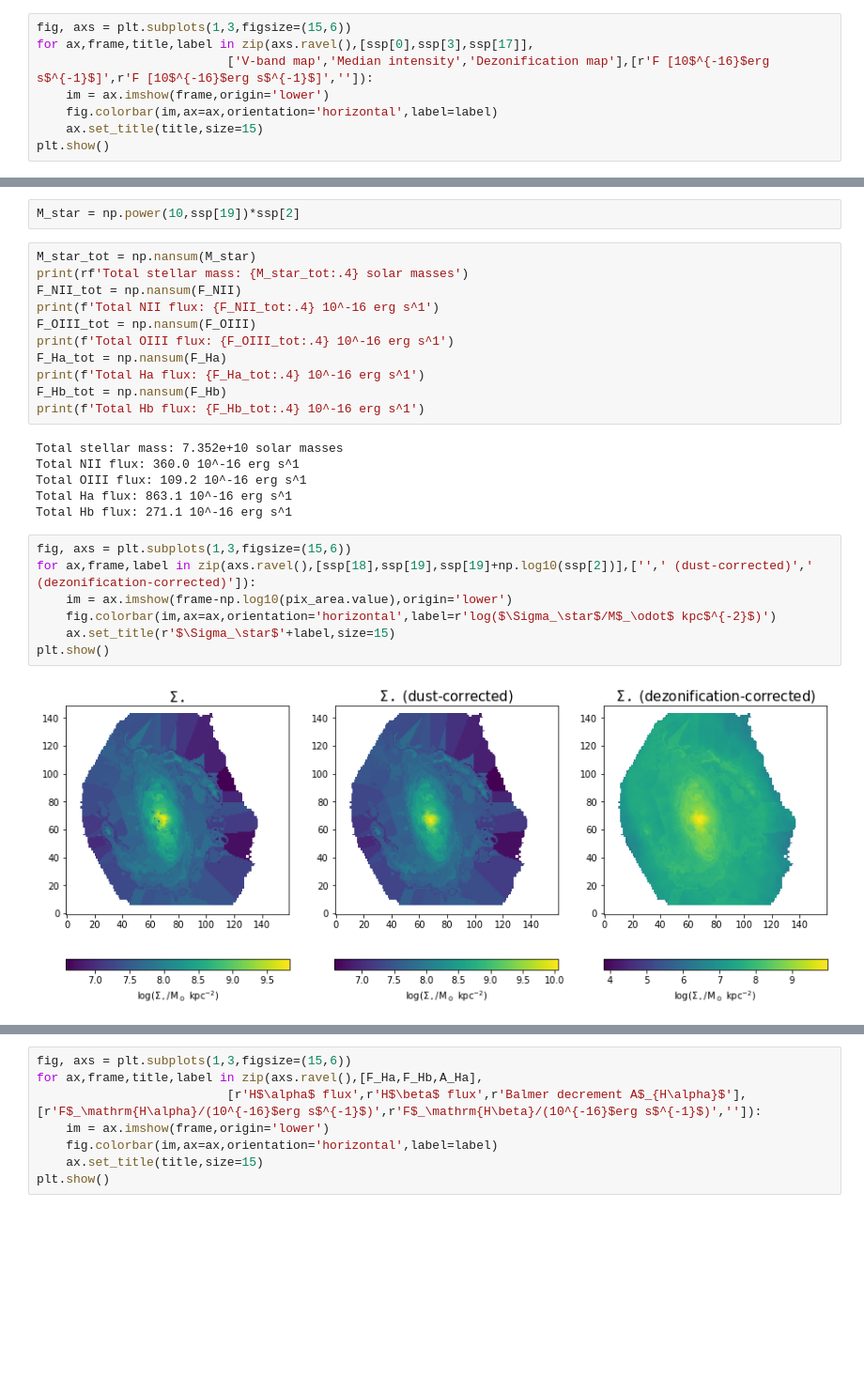
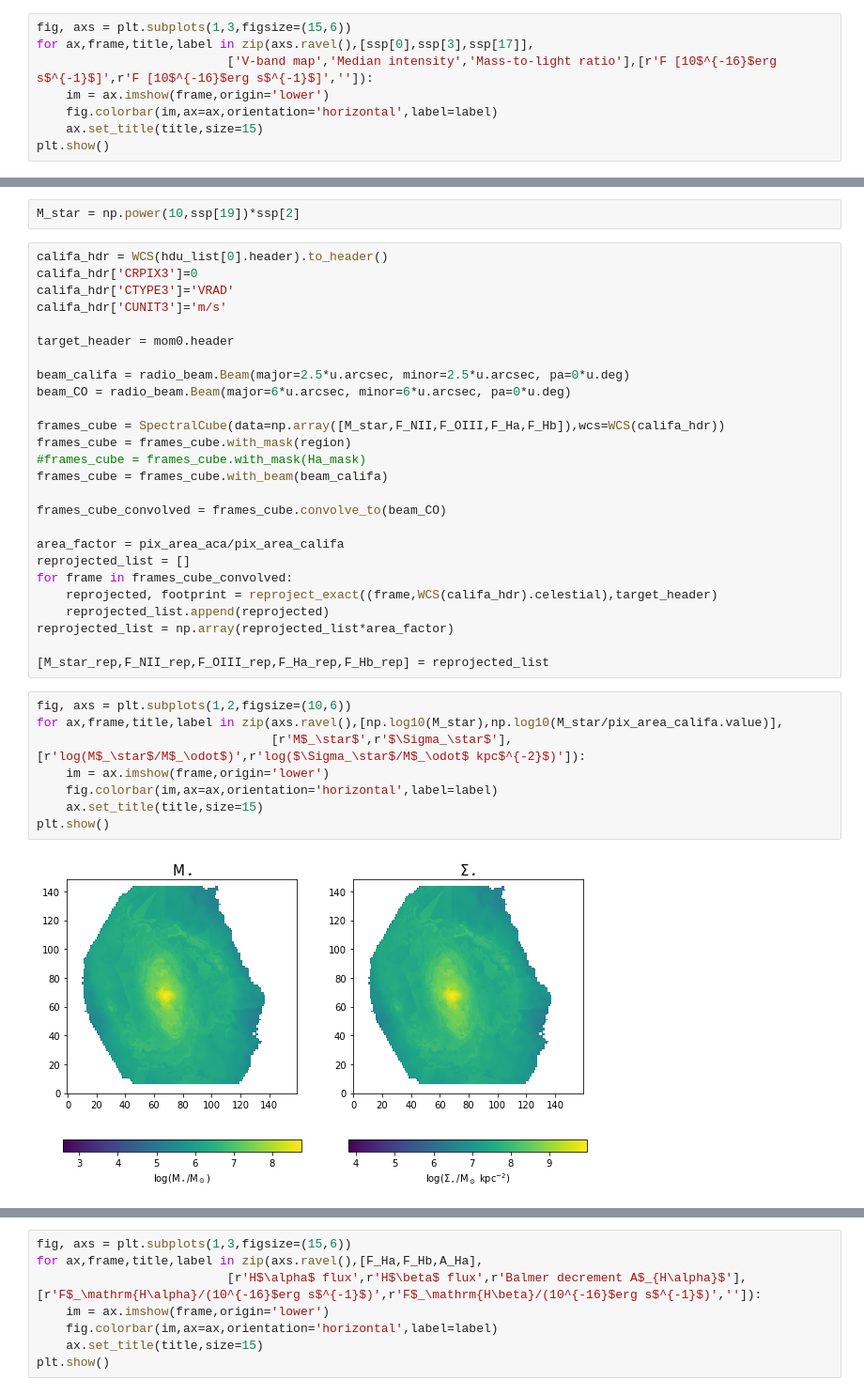
Before and after one commit to Bruno-Rodriguez/quenching-nearby-galaxies, a Jupyter notebook: astrophysical-properties.ipynb, the cells around one changed output, grey strips where cells are left out. Shown at 94% size. Drawn from its saved outputs; the diff is of its cells as text; blank space fills up the shorter version.

```diff
--- a/astrophysical-properties.ipynb
+++ b/astrophysical-properties.ipynb
@@ -140,7 +142,7 @@ plt.show()
 # %%
 fig, axs = plt.subplots(1,3,figsize=(15,6))
 for ax,frame,title,label in zip(axs.ravel(),[ssp[0],ssp[3],ssp[17]],
-                          ['V-band map','Median intensity','Dezonification map'],[r'F [10$^{-16}$erg s$^{-1}$]',r'F [10$^{-16}$erg s$^{-1}$]','']):
+                          ['V-band map','Median intensity','Mass-to-light ratio'],[r'F [10$^{-16}$erg s$^{-1}$]',r'F [10$^{-16}$erg s$^{-1}$]','']):
     im = ax.imshow(frame,origin='lower')
     fig.colorbar(im,ax=ax,orientation='horizontal',label=label)
     ax.set_title(title,size=15)
@@ -159,28 +168,38 @@ plt.show()
 # %%
 M_star = np.power(10,ssp[19])*ssp[2]
-# %%
-M_star_tot = np.nansum(M_star)
-print(rf'Total stellar mass: {M_star_tot:.4} solar masses')
-F_NII_tot = np.nansum(F_NII)
-print(f'Total NII flux: {F_NII_tot:.4} 10^-16 erg s^1')
-F_OIII_tot = np.nansum(F_OIII)
-print(f'Total OIII flux: {F_OIII_tot:.4} 10^-16 erg s^1')
-F_Ha_tot = np.nansum(F_Ha)
-print(f'Total Ha flux: {F_Ha_tot:.4} 10^-16 erg s^1')
-F_Hb_tot = np.nansum(F_Hb)
-print(f'Total Hb flux: {F_Hb_tot:.4} 10^-16 erg s^1')
-# %% [output]
-Total stellar mass: 7.352e+10 solar masses
-Total NII flux: 360.0 10^-16 erg s^1
-Total OIII flux: 109.2 10^-16 erg s^1
-Total Ha flux: 863.1 10^-16 erg s^1
-Total Hb flux: 271.1 10^-16 erg s^1
+# %%
+califa_hdr = WCS(hdu_list[0].header).to_header()
+califa_hdr['CRPIX3']=0
+califa_hdr['CTYPE3']='VRAD'
+califa_hdr['CUNIT3']='m/s'
+
+target_header = mom0.header
+
+beam_califa = radio_beam.Beam(major=2.5*u.arcsec, minor=2.5*u.arcsec, pa=0*u.deg)
+beam_CO = radio_beam.Beam(major=6*u.arcsec, minor=6*u.arcsec, pa=0*u.deg)
+
+frames_cube = SpectralCube(data=np.array([M_star,F_NII,F_OIII,F_Ha,F_Hb]),wcs=WCS(califa_hdr))
+frames_cube = frames_cube.with_mask(region)
+#frames_cube = frames_cube.with_mask(Ha_mask)
+frames_cube = frames_cube.with_beam(beam_califa)
+
+frames_cube_convolved = frames_cube.convolve_to(beam_CO)
+
+area_factor = pix_area_aca/pix_area_califa
+reprojected_list = []
+for frame in frames_cube_convolved:
+    reprojected, footprint = reproject_exact((frame,WCS(califa_hdr).celestial),target_header)
+    reprojected_list.append(reprojected)
+reprojected_list = np.array(reprojected_list*area_factor)
+
+[M_star_rep,F_NII_rep,F_OIII_rep,F_Ha_rep,F_Hb_rep] = reprojected_list
 # %%
-fig, axs = plt.subplots(1,3,figsize=(15,6))
-for ax,frame,label in zip(axs.ravel(),[ssp[18],ssp[19],ssp[19]+np.log10(ssp[2])],['',' (dust-corrected)',' (dezonification-corrected)']):
-    im = ax.imshow(frame-np.log10(pix_area.value),origin='lower')
-    fig.colorbar(im,ax=ax,orientation='horizontal',label=r'log($\Sigma_\star$/M$_\odot$ kpc$^{-2}$)')
-    ax.set_title(r'$\Sigma_\star$'+label,size=15)
+fig, axs = plt.subplots(1,2,figsize=(10,6))
+for ax,frame,title,label in zip(axs.ravel(),[np.log10(M_star),np.log10(M_star/pix_area_califa.value)],
+                                [r'M$_\star$',r'$\Sigma_\star$'],[r'log(M$_\star$/M$_\odot$)',r'log($\Sigma_\star$/M$_\odot$ kpc$^{-2}$)']):
+    im = ax.imshow(frame,origin='lower')
+    fig.colorbar(im,ax=ax,orientation='horizontal',label=label)
+    ax.set_title(title,size=15)
 plt.show()
 # %% [output]
-[figure, old version]
+[figure, new version]
```
Also changed, not shown: parts of 57 cells of this notebook.
